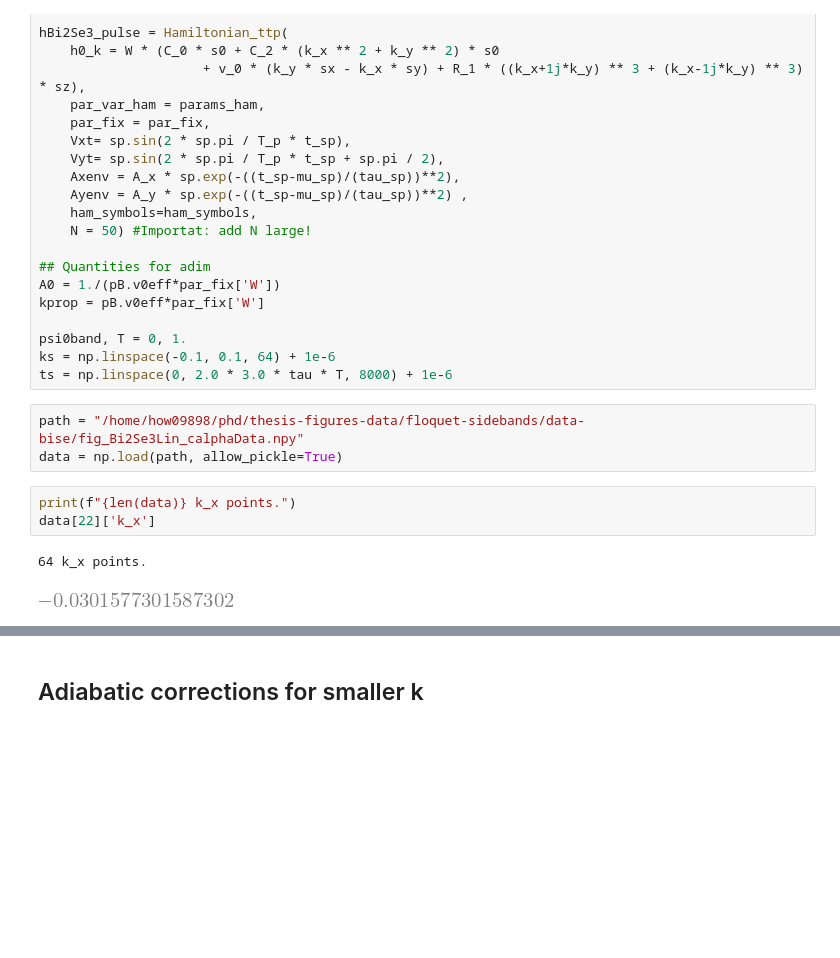
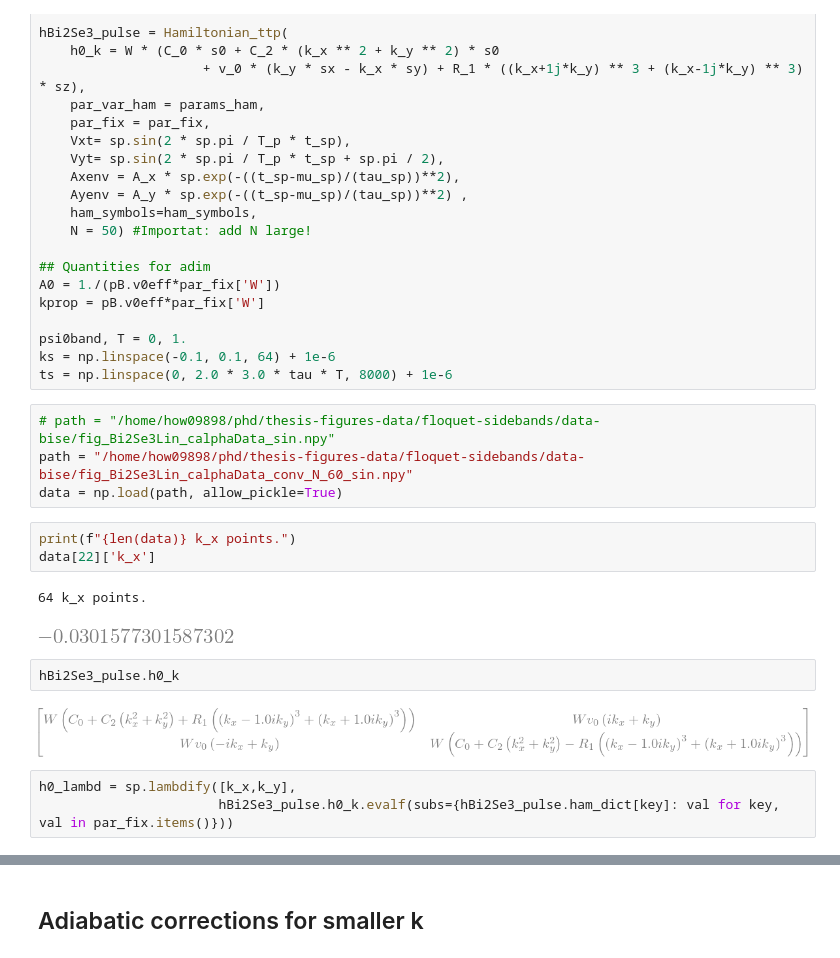
Before and after one commit to howbgl/Floquet_Dirac_ttp, a Jupyter notebook: thesis-adiabatic-correction.ipynb, the cells around one changed output, grey strips where cells are left out. Cells and saved outputs as stored; diff of their text form; blank space fills up the shorter version.

```diff
--- a/thesis-adiabatic-correction.ipynb
+++ b/thesis-adiabatic-correction.ipynb
@@ -454,7 +454,8 @@ psi0band, T = 0, 1.
 ks = np.linspace(-0.1, 0.1, 64) + 1e-6
 ts = np.linspace(0, 2.0 * 3.0 * tau * T, 8000) + 1e-6
 # %%
-path = "/home/how09898/phd/thesis-figures-data/floquet-sidebands/data-bise/fig_Bi2Se3Lin_calphaData.npy"
+# path = "/home/how09898/phd/thesis-figures-data/floquet-sidebands/data-bise/fig_Bi2Se3Lin_calphaData_sin.npy"
+path = "/home/how09898/phd/thesis-figures-data/floquet-sidebands/data-bise/fig_Bi2Se3Lin_calphaData_conv_N_60_sin.npy"
 data = np.load(path, allow_pickle=True)
 # %%
 print(f"{len(data)} k_x points.")
@@ -462,3 +463,10 @@ data[22]['k_x']
 # %% [output]
 64 k_x points.
 [figure]
+# %%
+hBi2Se3_pulse.h0_k
+# %% [output]
+[figure, added]
+# %%
+h0_lambd = sp.lambdify([k_x,k_y],
+                       hBi2Se3_pulse.h0_k.evalf(subs={hBi2Se3_pulse.ham_dict[key]: val for key, val in par_fix.items()}))
```
Also changed, not shown: parts of 11 cells of this notebook, 2 other files.
